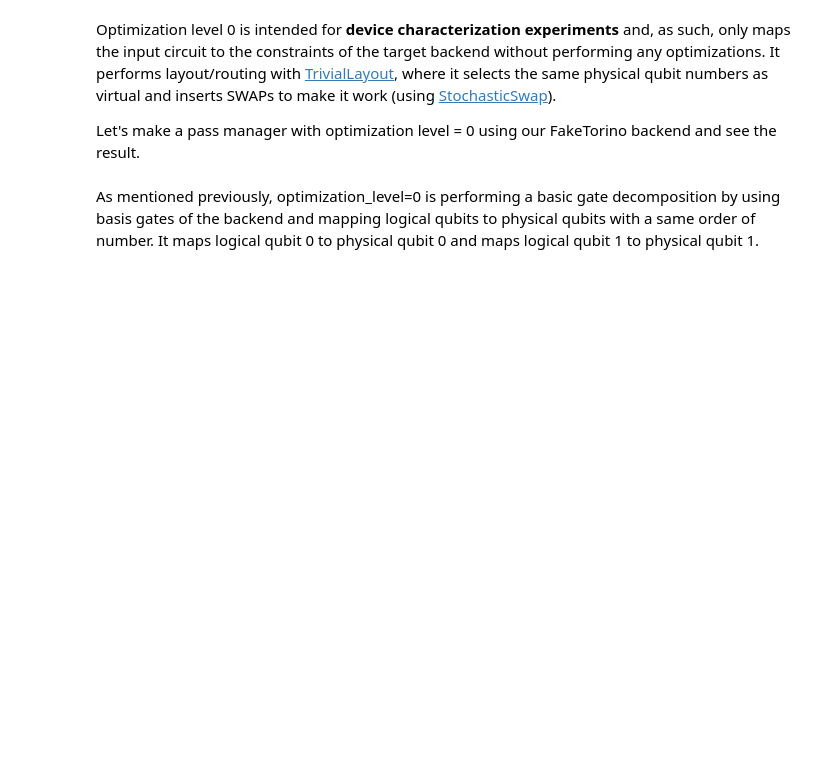
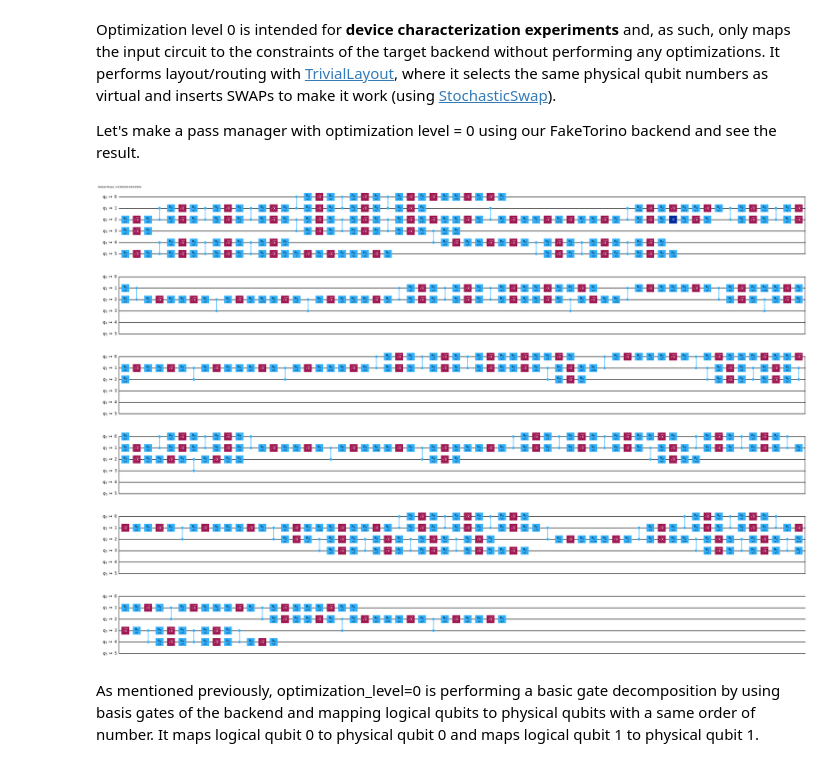
Before and after one commit to beotavalo/ibm-quantum-challenge-2024_BO, a Jupyter notebook: content/lab_2/lab-2.ipynb, the cells around one changed output. Cells and saved outputs as stored; diff of their text form; code cells hidden in the pictures; blank space fills up the shorter version.

```diff
--- a/content/lab_2/lab-2.ipynb
+++ b/content/lab_2/lab-2.ipynb
@@ -341,12 +348,14 @@ Let's make a pass manager with optimization level = 0 using our FakeTorino backe
 # %%
 # Make a pass manager with our desired optimization level and backend
 pm_lv0 = generate_preset_pass_manager(backend=backend, optimization_level=0, seed_transpiler=seed)
 
 # Run for our random circuit
 tr_lv0 = pm_lv0.run(qc)
 
 # uncomment the next line to draw circuit
-#tr_lv0.draw('mpl', idle_wires=False, fold=60)
+tr_lv0.draw('mpl', idle_wires=False, fold=60)
+# %% [output]
+[figure, added]
 # %% [markdown]
 As mentioned previously, optimization_level=0 is performing a basic gate decomposition by using basis gates of the backend and mapping logical qubits to physical qubits with a same order of number. It maps logical qubit 0 to physical qubit 0 and maps logical qubit 1 to physical qubit 1.
 # %% [markdown]
```
Also changed, not shown: parts of 41 cells of this notebook.
